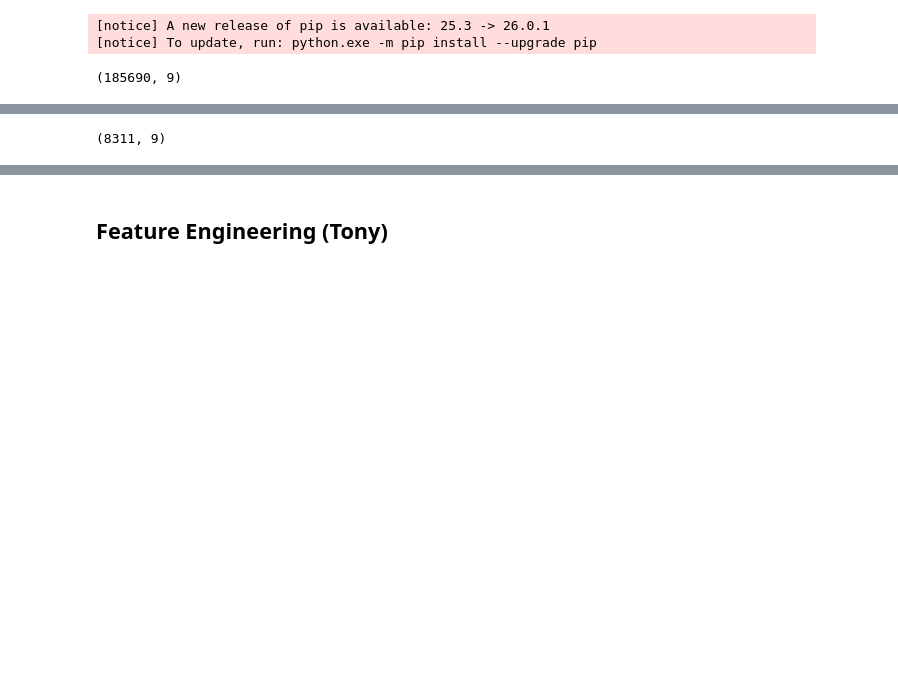
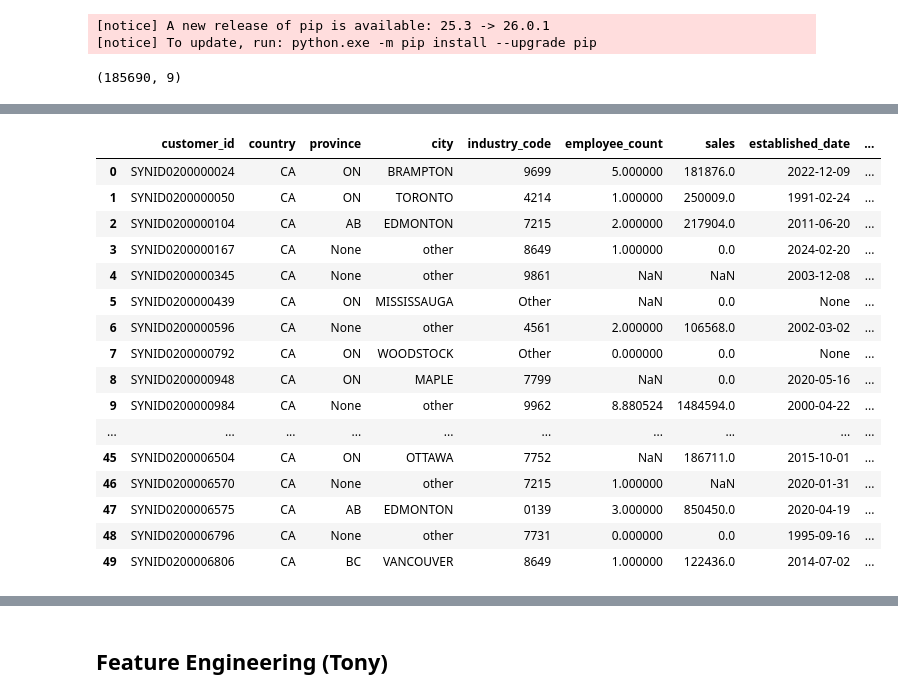
Before and after one commit to GuanlinTony/IMI_Case_Codes, a Jupyter notebook: Tony_FE.ipynb, the cells around one changed output, grey strips where cells are left out. Drawn from its saved outputs; the diff is of its cells as text; code cells hidden in the pictures; blank space fills up the shorter version.

```diff
--- a/Tony_FE.ipynb
+++ b/Tony_FE.ipynb
@@ -136,7 +203,27 @@ kyc_occupation_codes.shape
 # %%
-kyc_smallbusiness.head()
-kyc_smallbusiness.shape
+kyc_smallbusiness.head(50)
+# kyc_smallbusiness.shape
+
+
+# prov_other_prop = (kyc_smallbusiness["province"] == "None").mean()
+# print(f"Province 'None' proportion: {prov_other_prop:.2%}")
 # %% [output]
-(8311, 9)
+|  | customer_id | country | province | city | industry_code | employee_count | sales | established_date | ... |
+| 0 | SYNID0200000024 | CA | ON | BRAMPTON | 9699 | 5.000000 | 181876.0 | 2022-12-09 | ... |
+| 1 | SYNID0200000050 | CA | ON | TORONTO | 4214 | 1.000000 | 250009.0 | 1991-02-24 | ... |
+| 2 | SYNID0200000104 | CA | AB | EDMONTON | 7215 | 2.000000 | 217904.0 | 2011-06-20 | ... |
+| 3 | SYNID0200000167 | CA | None | other | 8649 | 1.000000 | 0.0 | 2024-02-20 | ... |
+| 4 | SYNID0200000345 | CA | None | other | 9861 | NaN | NaN | 2003-12-08 | ... |
+| 5 | SYNID0200000439 | CA | ON | MISSISSAUGA | Other | NaN | 0.0 | None | ... |
+| 6 | SYNID0200000596 | CA | None | other | 4561 | 2.000000 | 106568.0 | 2002-03-02 | ... |
+| 7 | SYNID0200000792 | CA | ON | WOODSTOCK | Other | 0.000000 | 0.0 | None | ... |
+| 8 | SYNID0200000948 | CA | ON | MAPLE | 7799 | NaN | 0.0 | 2020-05-16 | ... |
+| 9 | SYNID0200000984 | CA | None | other | 9962 | 8.880524 | 1484594.0 | 2000-04-22 | ... |
+| ... | ... | ... | ... | ... | ... | ... | ... | ... | ... |
+| 45 | SYNID0200006504 | CA | ON | OTTAWA | 7752 | NaN | 186711.0 | 2015-10-01 | ... |
+| 46 | SYNID0200006570 | CA | None | other | 7215 | 1.000000 | NaN | 2020-01-31 | ... |
+| 47 | SYNID0200006575 | CA | AB | EDMONTON | 0139 | 3.000000 | 850450.0 | 2020-04-19 | ... |
+| 48 | SYNID0200006796 | CA | None | other | 7731 | 0.000000 | 0.0 | 1995-09-16 | ... |
+| 49 | SYNID0200006806 | CA | BC | VANCOUVER | 8649 | 1.000000 | 122436.0 | 2014-07-02 | ... |
 # %%
 labels.head()
```
Also changed, not shown: parts of 10 cells of this notebook.
